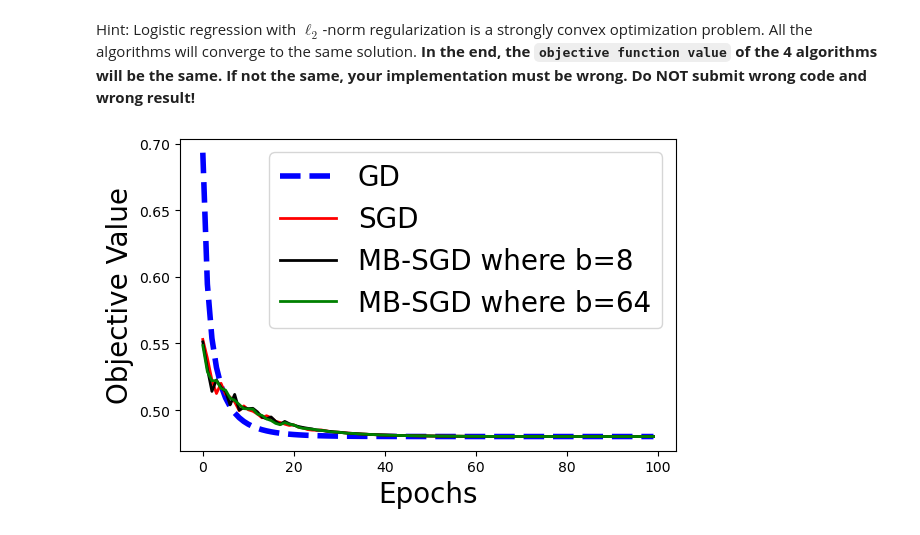
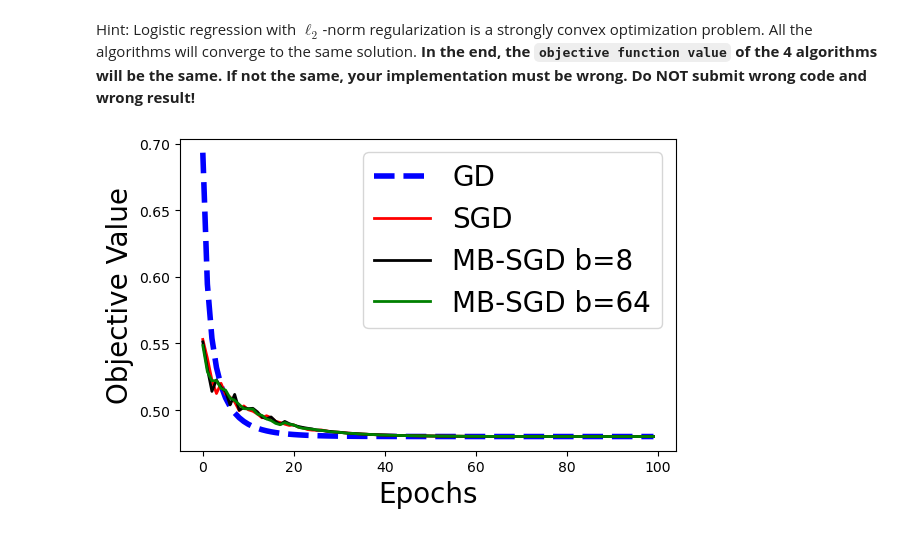
Before and after one commit to philotimo3/Deep_Learning_Spring2023, a Jupyter notebook: Hope_Programming1_DLClass.ipynb, the cells around one changed output. Drawn from its saved outputs; the diff is of its cells as text; code cells hidden in the pictures.

```diff
--- a/Hope_Programming1_DLClass.ipynb
+++ b/Hope_Programming1_DLClass.ipynb
@@ -532,24 +532,24 @@ Hint: Logistic regression with $\ell_2$-norm regularization is a strongly convex
 # %%
 import matplotlib.pyplot as plt
 %matplotlib inline
 
 fig = plt.figure(figsize=(6, 4))
 
 epochs_gd = range(len(objvals_gd))
 epochs_sgd = range(len(objvals_sgd))
 epochs_mbsgd8 = range(len(objvals_mbsgd8))
 epochs_mbsgd64 = range(len(objvals_mbsgd64))
 
 line0, = plt.plot(epochs_gd, objvals_gd, '--b', linewidth=4)
 line1, = plt.plot(epochs_sgd, objvals_sgd, '-r', linewidth=2)
 line2, = plt.plot(epochs_mbsgd8, objvals_mbsgd8, '-k', linewidth=2)
 line3, = plt.plot(epochs_mbsgd64, objvals_mbsgd64, '-g', linewidth=2)
 
 plt.xlabel('Epochs', fontsize=20)
 plt.ylabel('Objective Value', fontsize=20)
-plt.legend([line0, line1, line2, line3], ['GD', 'SGD', 'MB-SGD where b=8', 'MB-SGD where b=64'], fontsize=20)
+plt.legend([line0, line1, line2, line3], ['GD', 'SGD', 'MB-SGD b=8', 'MB-SGD b=64'], fontsize=20)
 plt.tight_layout()
 plt.show()
 fig.savefig('compare_gd_sgd_mbsgds.pdf', format='pdf', dpi=1200)
 # %% [output]
-[figure, old version]
+[figure, new version]
```
